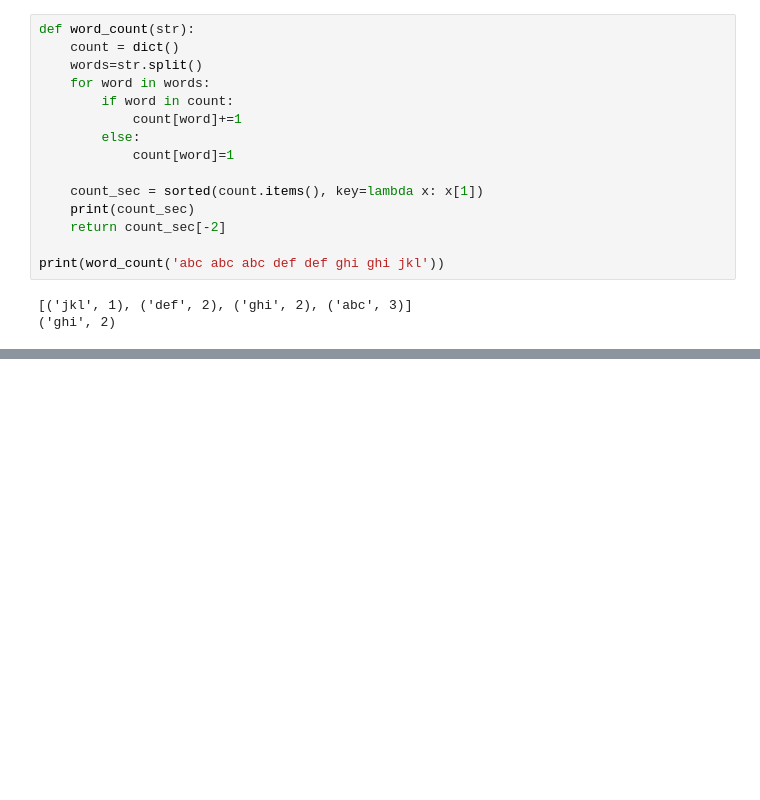
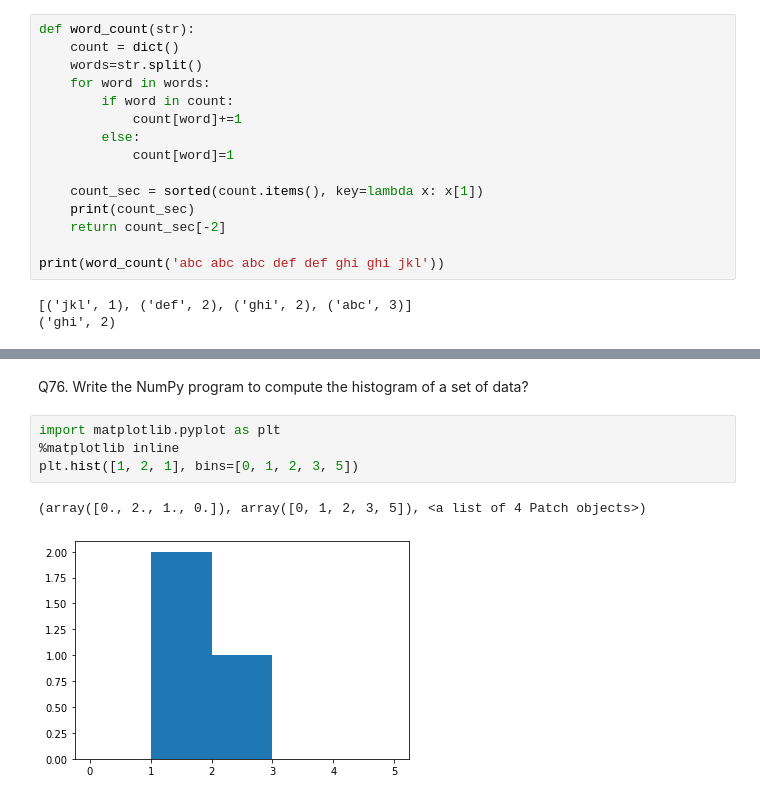
Before and after one commit to Manasmita1992/Machine-Learning, a Jupyter notebook: Python Subjective Assignment.ipynb, the cells around one changed output, grey strips where cells are left out. Drawn from its saved outputs; the diff is of its cells as text; blank space fills up the shorter version.

```diff
--- a/Python Subjective Assignment.ipynb
+++ b/Python Subjective Assignment.ipynb
@@ -256,0 +1564,10 @@ print(word_count('abc abc abc def def ghi ghi jkl'))
+# %% [markdown]
+Q76. Write the NumPy program to compute the histogram of a set of
+data?
+# %%
+import matplotlib.pyplot as plt
+%matplotlib inline
+plt.hist([1, 2, 1], bins=[0, 1, 2, 3, 5])
+# %% [output]
+(array([0., 2., 1., 0.]), array([0, 1, 2, 3, 5]), <a list of 4 Patch objects>)
+[figure, added]
```
Also changed, not shown: parts of 269 cells of this notebook.
